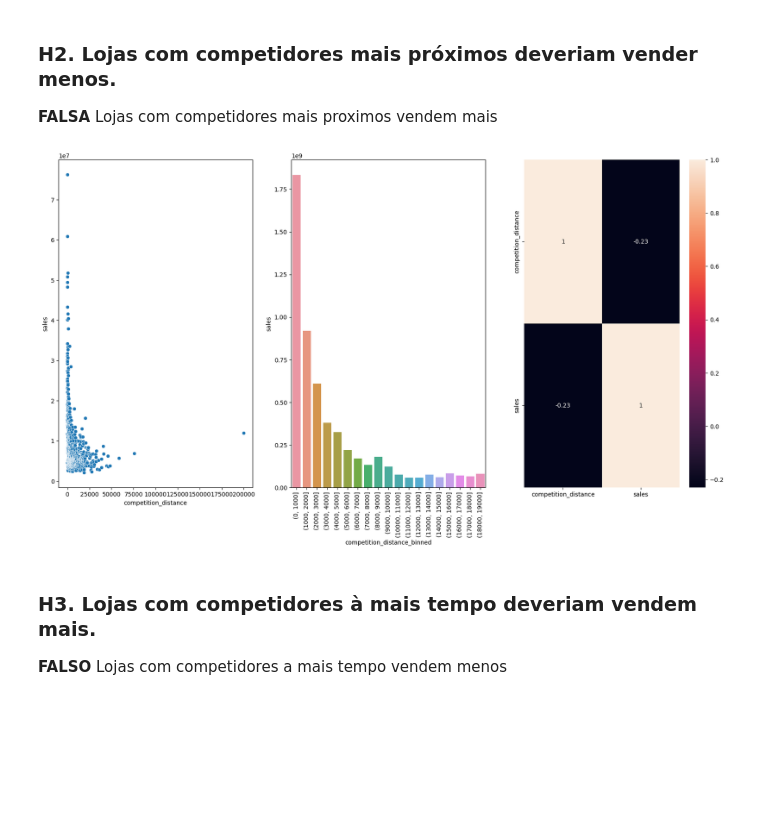
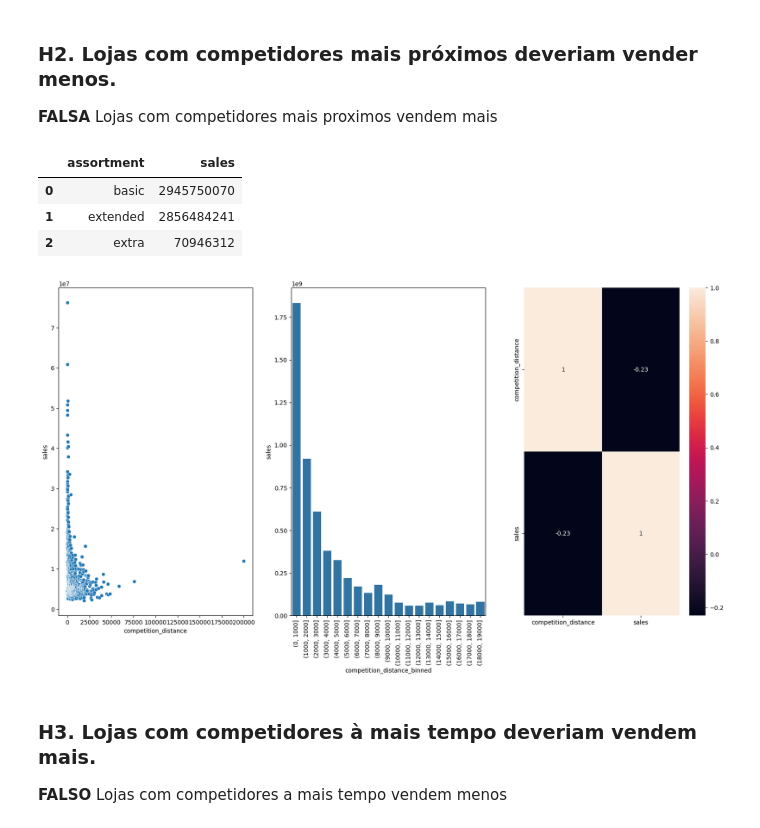
Before and after one commit to thiago-vale/ds-em-producao, a Jupyter notebook: notebooks/store-sales-ŕedictions.ipynb, the cells around one changed output. Cells and saved outputs as stored; diff of their text form; code cells hidden in the pictures; blank space fills up the shorter version.

```diff
--- a/notebooks/store-sales-ŕedictions.ipynb
+++ b/notebooks/store-sales-ŕedictions.ipynb
@@ -448,7 +448,7 @@ df2['month'] = df2['date'].dt.month
 df2['day'] = df2['date'].dt.day
 
 # Week of Year
-df2['week_of_year'] = df2['date'].dt.weekofyear
+df2['week_of_year'] = df2['date'].dt.isocalendar().week
 
 # Year Week
 df2['year_week'] = df2['date'].dt.strftime( '%Y-%W' )
@@ -612,24 +610,36 @@ aux2[ aux2['assortment'] =='extra'].pivot(index='year_week', columns='assortment
 # %% [markdown]
 ### H2. Lojas com competidores mais próximos deveriam vender menos.
 **FALSA** Lojas com competidores mais proximos vendem mais
+# %%
+aux1
+# %% [output]
+|  | assortment | sales |
+| 0 | basic | 2945750070 |
+| 1 | extended | 2856484241 |
+| 2 | extra | 70946312 |
 # %%
 aux1 = df4[['competition_distance','sales']].groupby( 'competition_distance' ).sum().reset_index()
 plt.figure(figsize=(20, 10))
 
 plt.subplot(1,3,1)
 sns.scatterplot(x='competition_distance',y='sales', data=aux1);
 
 plt.subplot(1,3,2)
 bins = list(np.arange(0,20000,1000))
+
 aux1['competition_distance_binned'] = pd.cut( aux1['competition_distance'] , bins=bins)
+
 aux2 = aux1[['competition_distance_binned','sales']].groupby( 'competition_distance_binned' ).sum().reset_index()
+
 sns.barplot(x='competition_distance_binned',y='sales', data=aux2);
+
 plt.xticks(rotation=90)
 
 plt.subplot(1,3,3)
-sns.heatmap(aux1.corr(),annot=True);
+
+sns.heatmap( aux1[['competition_distance','sales']].corr(method='pearson'),annot=True );
 # %% [output]
-[figure, old version]
+[figure, new version]
 # %% [markdown]
 ### H3. Lojas com competidores à mais tempo deveriam vendem mais.
 **FALSO** Lojas com competidores a mais tempo vendem menos
```
Also changed, not shown: parts of 26 cells of this notebook.
